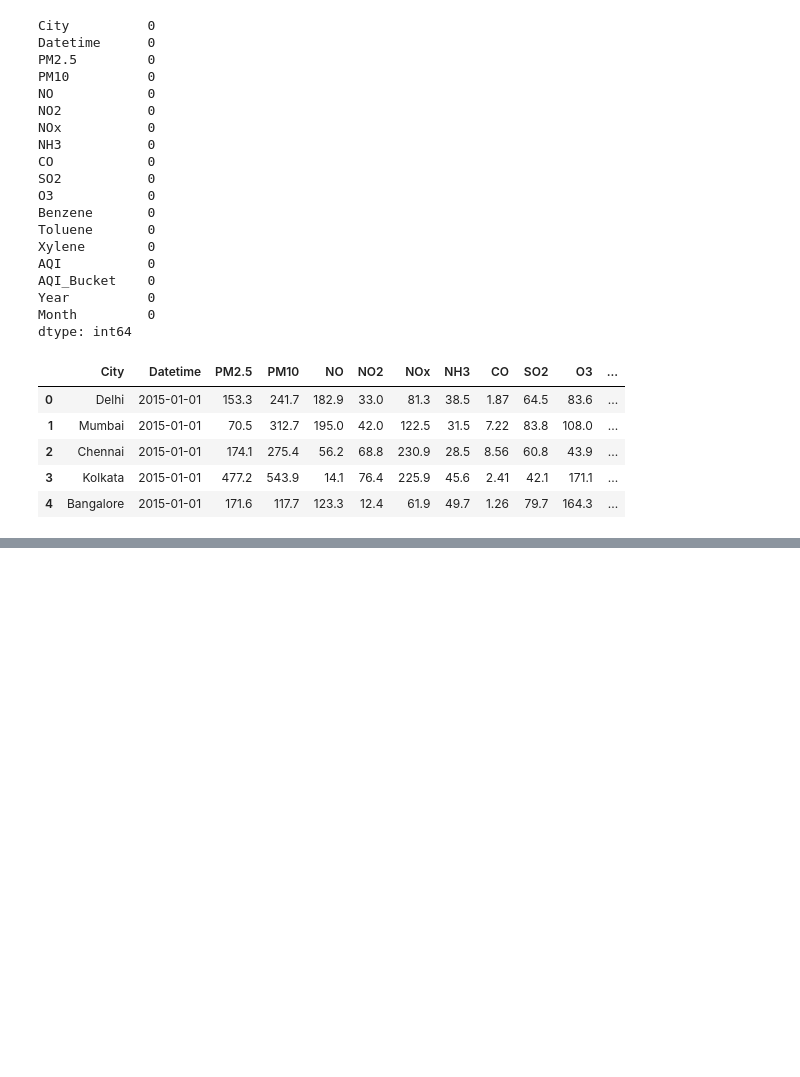
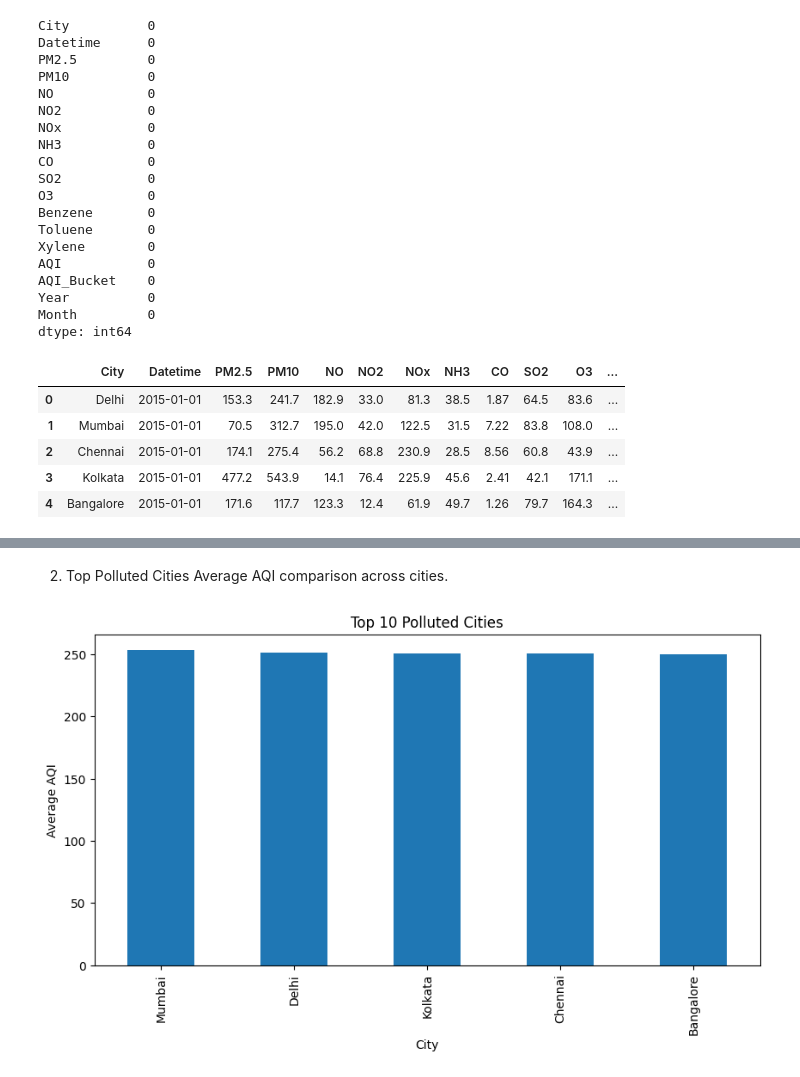
Before and after one commit to Mehnaz-Bashir/AQI-Prediction-System, a Jupyter notebook: project.ipynb, the cells around one changed output, grey strips where cells are left out. Saved outputs shown, nothing was run; the diff lists cells and outputs as text; code cells hidden in the pictures; blank space fills up the shorter version.

```diff
--- a/project.ipynb
+++ b/project.ipynb
@@ -99,0 +111,14 @@ dtype: int64
+# %% [markdown]
+2. Top Polluted Cities
+Average AQI comparison across cities.
+# %%
+if 'City' in df.columns:
+    city_aqi = df.groupby('City')['AQI'].mean().sort_values(ascending=False).head(10)
+
+    plt.figure(figsize=(10,5))
+    city_aqi.plot(kind='bar')
+    plt.title("Top 10 Polluted Cities")
+    plt.ylabel("Average AQI")
+    plt.show()
+# %% [output]
+[figure, added]
```
Also changed, not shown: parts of 12 cells of this notebook.
